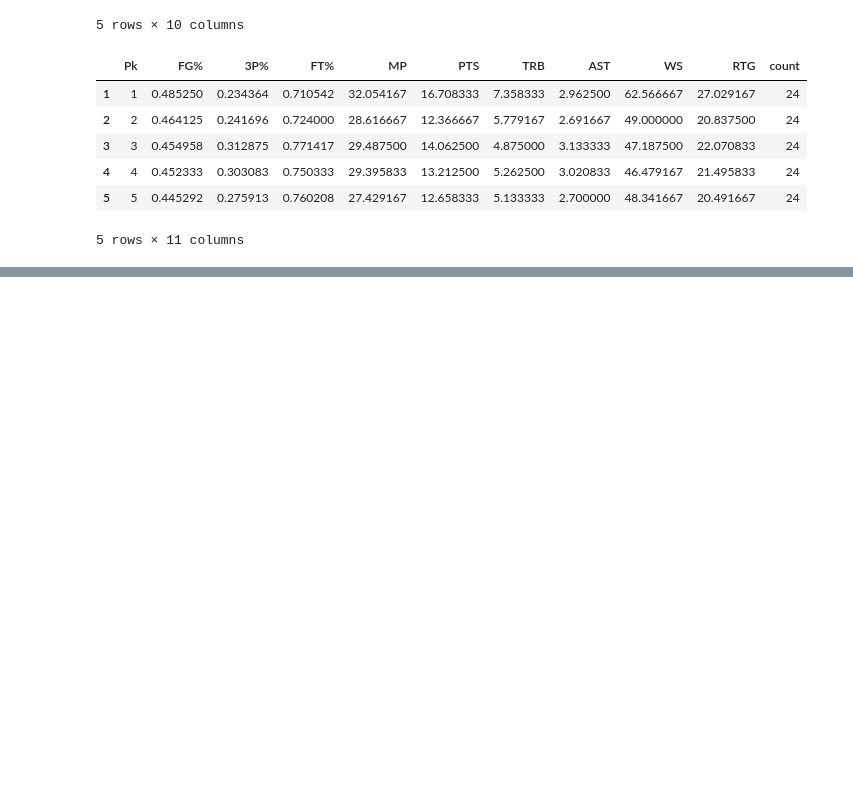
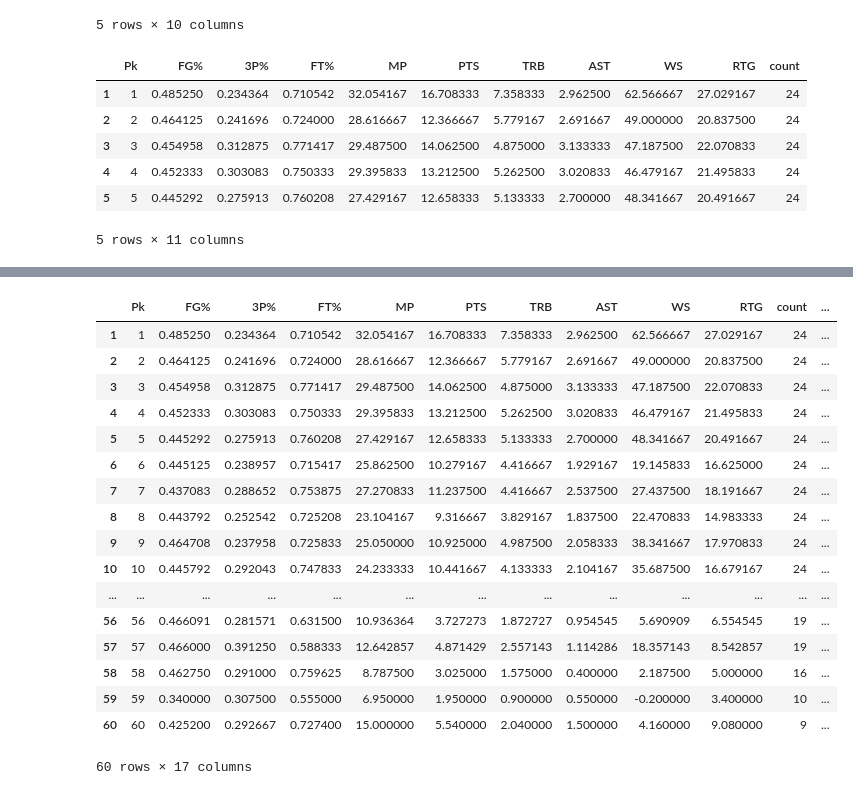
Before and after one commit to rentaow/project498, a Jupyter notebook: draft_PER/draft_pos_rating.ipynb, the cells around one changed output, grey strips where cells are left out. Cells and saved outputs as stored; diff of their text form; code cells hidden in the pictures; blank space fills up the shorter version.

Commit message:
finish draft model of expected performance

```diff
--- a/draft_PER/draft_pos_rating.ipynb
+++ b/draft_PER/draft_pos_rating.ipynb
@@ -41,8 +41,7 @@ avg.head()
 | 5 | 5 | 0.445292 | 0.275913 | 0.760208 | 27.429167 | 12.658333 | 5.133333 | 2.700000 | 48.341667 | 20.491667 |
 5 rows × 10 columns
 # %%
-count = draft['Pk'].value_counts()
-avg['count']= count
+avg['count']= draft['Pk'].value_counts()
 avg.head()
 # %% [output]
 |  | Pk | FG% | 3P% | FT% | MP | PTS | TRB | AST | WS | RTG | count |
@@ -52,3 +51,11 @@ avg.head()
 | 4 | 4 | 0.452333 | 0.303083 | 0.750333 | 29.395833 | 13.212500 | 5.262500 | 3.020833 | 46.479167 | 21.495833 | 24 |
 | 5 | 5 | 0.445292 | 0.275913 | 0.760208 | 27.429167 | 12.658333 | 5.133333 | 2.700000 | 48.341667 | 20.491667 | 24 |
 5 rows × 11 columns
+# %%
+avg['Star'] = draft[draft.RTG >=20].groupby('Pk').RTG.count()
+avg['Solid'] = draft[(draft.RTG >=15) & (draft.RTG <20)].groupby('Pk').RTG.count()
+avg['RoleP'] = draft[(draft.RTG >=10) & (draft.RTG <15)].groupby('Pk').RTG.count()
+avg['BenchP'] = draft[(draft.RTG >=5) & (draft.RTG <10)].groupby('Pk').RTG.count()
+avg['Bust'] = draft[(draft.RTG >0) & (draft.RTG <5)].groupby('Pk').RTG.count()
+avg['DNP'] = draft[pd.isnull(draft.RTG)].groupby('Pk').Pk.count()
+avg.head()
@@ -54,0 +70,27 @@ avg.head()
+# %%
+avg['Star'] = avg['Star']/avg['count']
+avg['Solid'] = avg['Solid']/avg['count']
+avg['RoleP'] = avg['RoleP']/avg['count']
+avg['BenchP'] = avg['BenchP']/avg['count']
+avg['Bust'] = avg['Bust']/avg['count']
+avg['DNP'] = avg['DNP']/avg['count']
+avg
+# %% [output]
+|  | Pk | FG% | 3P% | FT% | MP | PTS | TRB | AST | WS | RTG | count | ... |
+| 1 | 1 | 0.485250 | 0.234364 | 0.710542 | 32.054167 | 16.708333 | 7.358333 | 2.962500 | 62.566667 | 27.029167 | 24 | ... |
+| 2 | 2 | 0.464125 | 0.241696 | 0.724000 | 28.616667 | 12.366667 | 5.779167 | 2.691667 | 49.000000 | 20.837500 | 24 | ... |
+| 3 | 3 | 0.454958 | 0.312875 | 0.771417 | 29.487500 | 14.062500 | 4.875000 | 3.133333 | 47.187500 | 22.070833 | 24 | ... |
+| 4 | 4 | 0.452333 | 0.303083 | 0.750333 | 29.395833 | 13.212500 | 5.262500 | 3.020833 | 46.479167 | 21.495833 | 24 | ... |
+| 5 | 5 | 0.445292 | 0.275913 | 0.760208 | 27.429167 | 12.658333 | 5.133333 | 2.700000 | 48.341667 | 20.491667 | 24 | ... |
+| 6 | 6 | 0.445125 | 0.238957 | 0.715417 | 25.862500 | 10.279167 | 4.416667 | 1.929167 | 19.145833 | 16.625000 | 24 | ... |
+| 7 | 7 | 0.437083 | 0.288652 | 0.753875 | 27.270833 | 11.237500 | 4.416667 | 2.537500 | 27.437500 | 18.191667 | 24 | ... |
+| 8 | 8 | 0.443792 | 0.252542 | 0.725208 | 23.104167 | 9.316667 | 3.829167 | 1.837500 | 22.470833 | 14.983333 | 24 | ... |
+| 9 | 9 | 0.464708 | 0.237958 | 0.725833 | 25.050000 | 10.925000 | 4.987500 | 2.058333 | 38.341667 | 17.970833 | 24 | ... |
+| 10 | 10 | 0.445792 | 0.292043 | 0.747833 | 24.233333 | 10.441667 | 4.133333 | 2.104167 | 35.687500 | 16.679167 | 24 | ... |
+| ... | ... | ... | ... | ... | ... | ... | ... | ... | ... | ... | ... | ... |
+| 56 | 56 | 0.466091 | 0.281571 | 0.631500 | 10.936364 | 3.727273 | 1.872727 | 0.954545 | 5.690909 | 6.554545 | 19 | ... |
+| 57 | 57 | 0.466000 | 0.391250 | 0.588333 | 12.642857 | 4.871429 | 2.557143 | 1.114286 | 18.357143 | 8.542857 | 19 | ... |
+| 58 | 58 | 0.462750 | 0.291000 | 0.759625 | 8.787500 | 3.025000 | 1.575000 | 0.400000 | 2.187500 | 5.000000 | 16 | ... |
+| 59 | 59 | 0.340000 | 0.307500 | 0.555000 | 6.950000 | 1.950000 | 0.900000 | 0.550000 | -0.200000 | 3.400000 | 10 | ... |
+| 60 | 60 | 0.425200 | 0.292667 | 0.727400 | 15.000000 | 5.540000 | 2.040000 | 1.500000 | 4.160000 | 9.080000 | 9 | ... |
+60 rows × 17 columns
```
Also changed, not shown: parts of 1 cell of this notebook.
